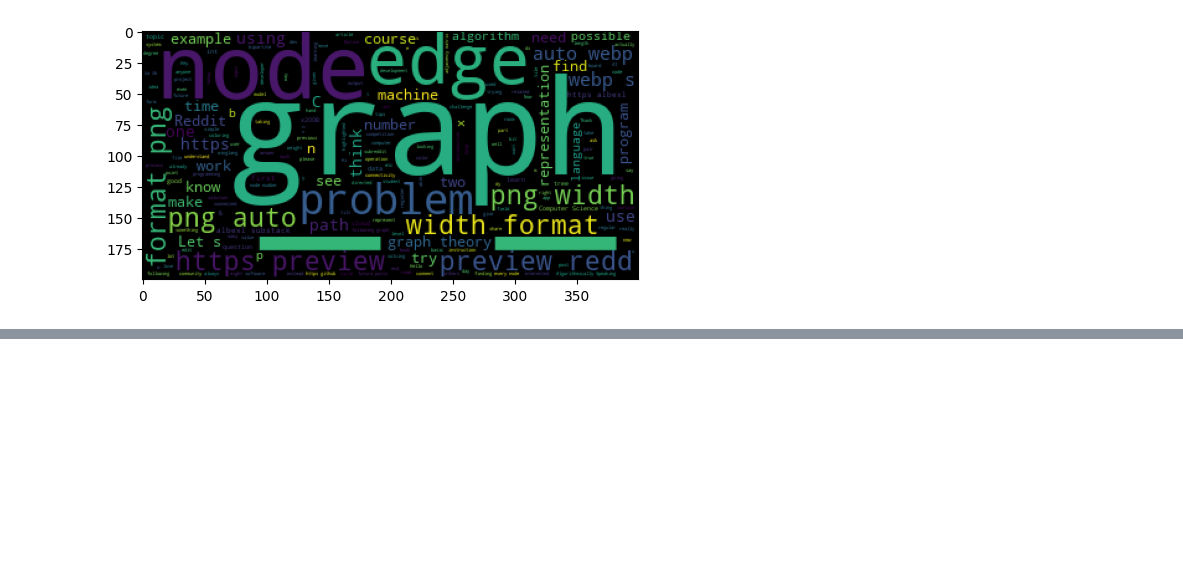
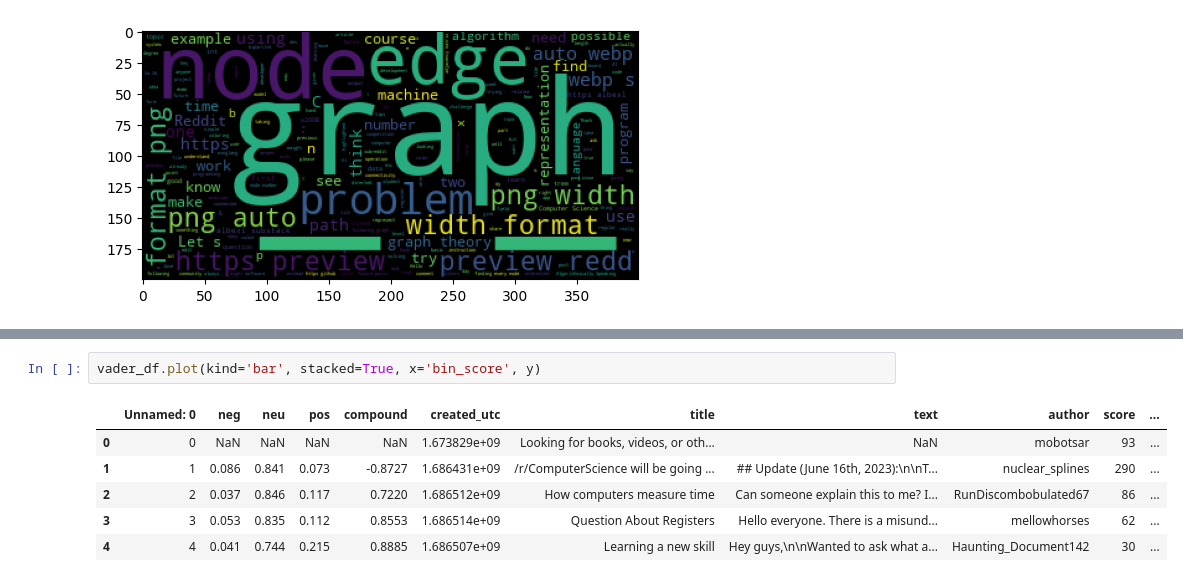
Before and after one commit to domatt1854/cis-410-project, a Jupyter notebook: sentiment_analysis/nltk_vader.ipynb, the cells around one changed output, grey strips where cells are left out. Drawn from its saved outputs; the diff is of its cells as text; blank space fills up the shorter version.

```diff
--- a/sentiment_analysis/nltk_vader.ipynb
+++ b/sentiment_analysis/nltk_vader.ipynb
@@ -314,0 +351,9 @@ sns.scatterplot(vader_df, x='pos', y='score')
+# %%
+vader_df.plot(kind='bar', stacked=True, x='bin_score', y)
+# %% [output]
+|  | Unnamed: 0 | neg | neu | pos | compound | created_utc | title | text | author | score | ... |
+| 0 | 0 | NaN | NaN | NaN | NaN | 1.673829e+09 | Looking for books, videos, or oth... | NaN | mobotsar | 93 | ... |
+| 1 | 1 | 0.086 | 0.841 | 0.073 | -0.8727 | 1.686431e+09 | /r/ComputerScience will be going ... | ## Update (June 16th, 2023):\n\nT... | nuclear_splines | 290 | ... |
+| 2 | 2 | 0.037 | 0.846 | 0.117 | 0.7220 | 1.686512e+09 | How computers measure time | Can someone explain this to me? I... | RunDiscombobulated67 | 86 | ... |
+| 3 | 3 | 0.053 | 0.835 | 0.112 | 0.8553 | 1.686514e+09 | Question About Registers | Hello everyone. There is a misund... | mellowhorses | 62 | ... |
+| 4 | 4 | 0.041 | 0.744 | 0.215 | 0.8885 | 1.686507e+09 | Learning a new skill | Hey guys,\n\nWanted to ask what a... | Haunting_Document142 | 30 | ... |
```
Also changed, not shown: parts of 8 cells of this notebook.
